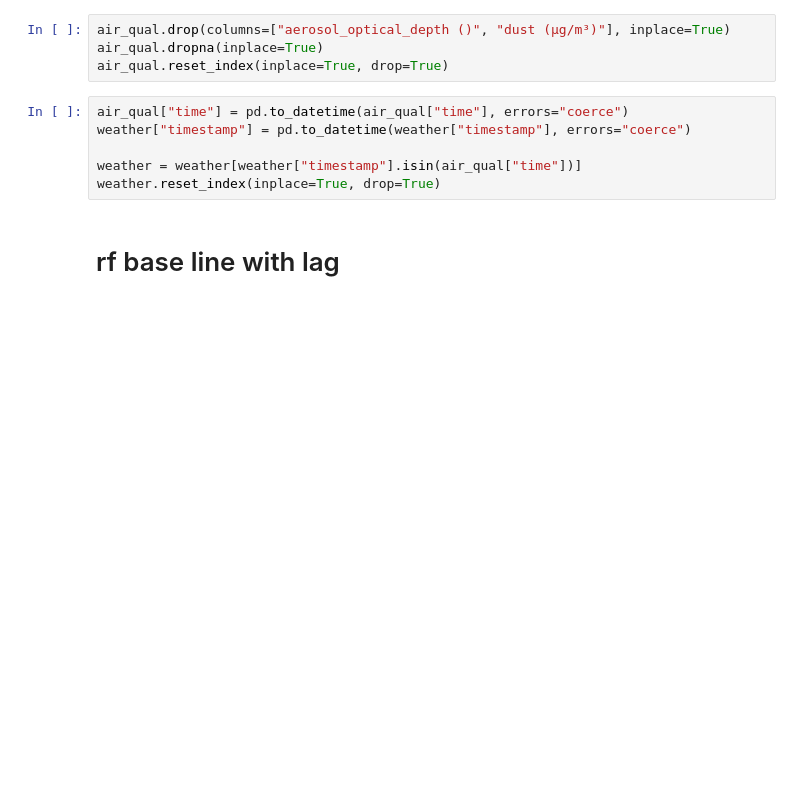
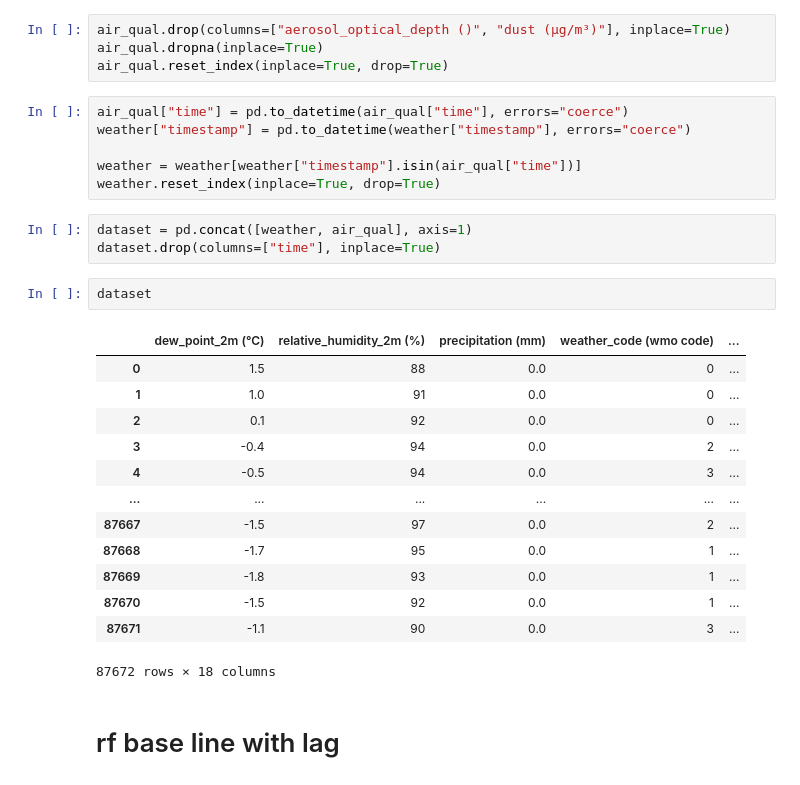
Before and after one commit to lucchinaluca/LLM-tool-calling-VIA-MCP-using-PM2.5-forecasting-model-as-tool, a Jupyter notebook: 4.graph_generation.ipynb, the cells around one changed output. Drawn from its saved outputs; the diff is of its cells as text; blank space fills up the shorter version.

```diff
--- a/4.graph_generation.ipynb
+++ b/4.graph_generation.ipynb
@@ -19,6 +19,25 @@ weather["timestamp"] = pd.to_datetime(weather["timestamp"], errors="coerce")
 
 weather = weather[weather["timestamp"].isin(air_qual["time"])]
 weather.reset_index(inplace=True, drop=True)
+# %%
+dataset = pd.concat([weather, air_qual], axis=1)
+dataset.drop(columns=["time"], inplace=True)
+# %%
+dataset
+# %% [output]
+|  | dew_point_2m (°C) | relative_humidity_2m (%) | precipitation (mm) | weather_code (wmo code) | ... |
+| 0 | 1.5 | 88 | 0.0 | 0 | ... |
+| 1 | 1.0 | 91 | 0.0 | 0 | ... |
+| 2 | 0.1 | 92 | 0.0 | 0 | ... |
+| 3 | -0.4 | 94 | 0.0 | 2 | ... |
+| 4 | -0.5 | 94 | 0.0 | 3 | ... |
+| ... | ... | ... | ... | ... | ... |
+| 87667 | -1.5 | 97 | 0.0 | 2 | ... |
+| 87668 | -1.7 | 95 | 0.0 | 1 | ... |
+| 87669 | -1.8 | 93 | 0.0 | 1 | ... |
+| 87670 | -1.5 | 92 | 0.0 | 1 | ... |
+| 87671 | -1.1 | 90 | 0.0 | 3 | ... |
+87672 rows × 18 columns
 # %% [markdown]
 # rf base line with lag
 # %%
```
Also changed, not shown: parts of 5 cells of this notebook.
